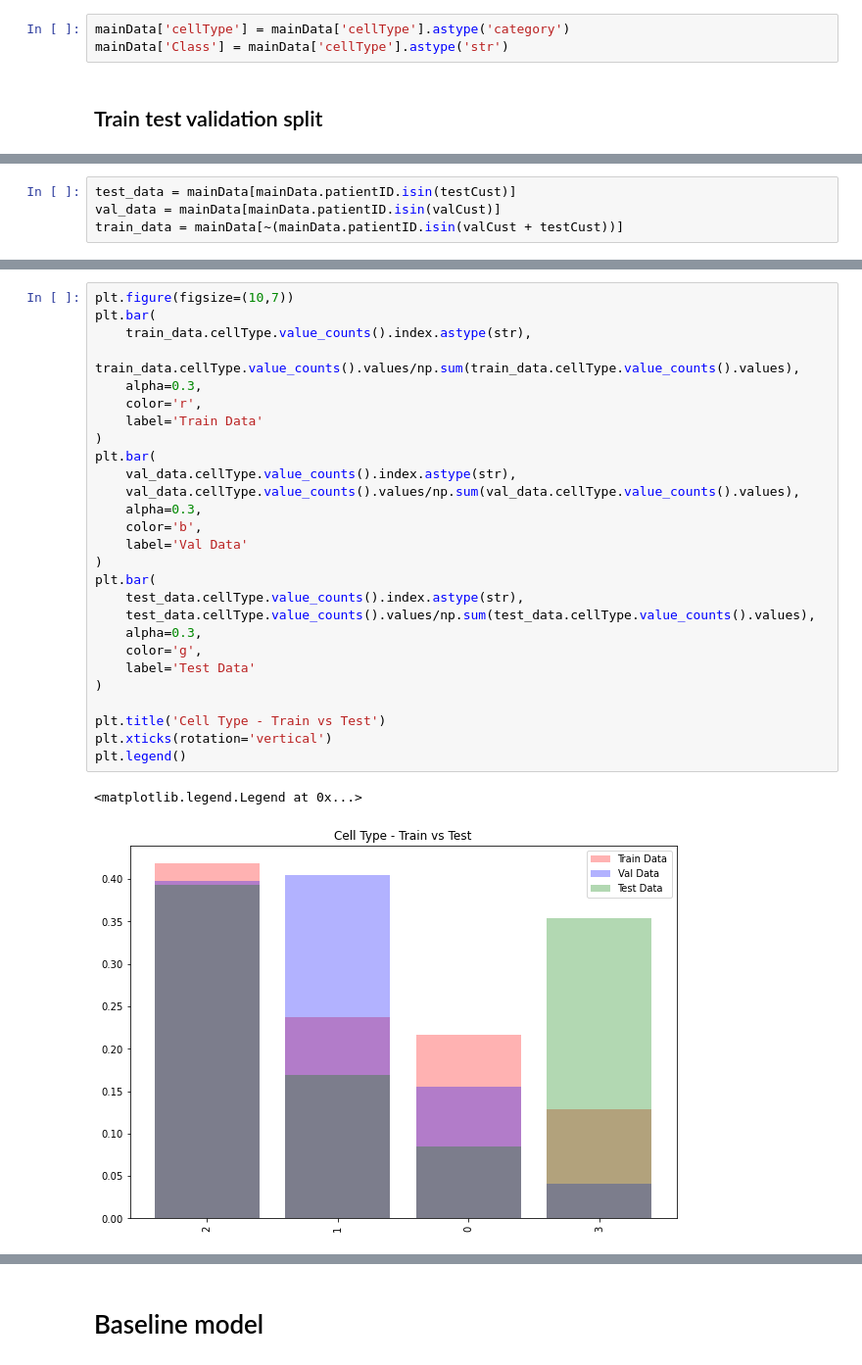
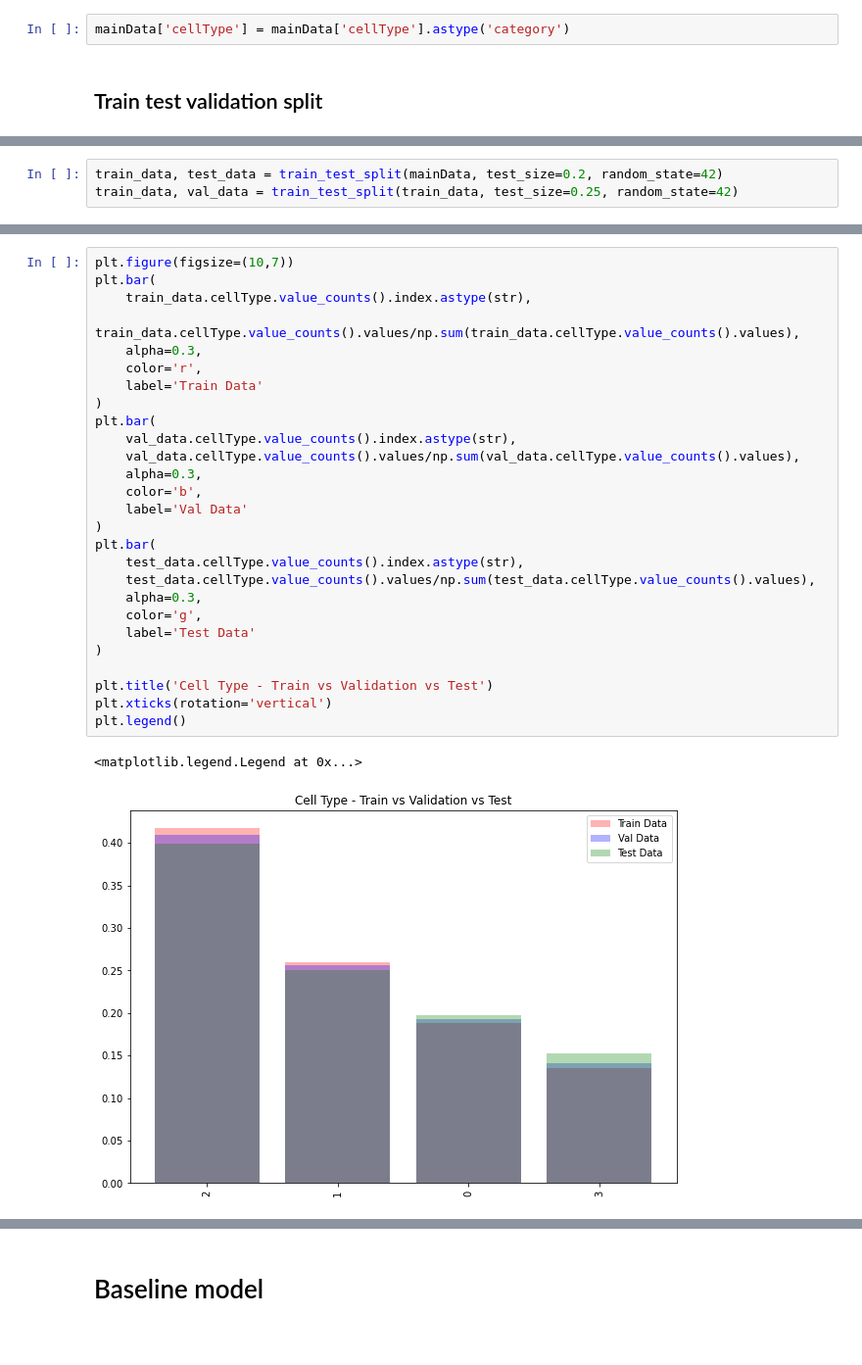
Before and after one commit to simonb65/COSC2673-A2, a Jupyter notebook: Assignmen2-TestDev.ipynb, the cells around one changed output, grey strips where cells are left out. Shown at 98% size. Saved outputs shown, nothing was run; the diff lists cells and outputs as text.

```diff
--- a/Assignmen2-TestDev.ipynb
+++ b/Assignmen2-TestDev.ipynb
@@ -108,5 +112,4 @@ I noticed that there two cell type columns, one with the cell type name and a co
 # %%
 mainData['cellType'] = mainData['cellType'].astype('category')
-mainData['Class'] = mainData['cellType'].astype('str')
 # %% [markdown]
 ## Train test validation split
@@ -143,7 +116,6 @@ while (valRecs < (recCount * VAL_RATIO)):
 # %%
-test_data = mainData[mainData.patientID.isin(testCust)]
-val_data = mainData[mainData.patientID.isin(valCust)]
-train_data = mainData[~(mainData.patientID.isin(valCust + testCust))]
+train_data, test_data = train_test_split(mainData, test_size=0.2, random_state=42)
+train_data, val_data = train_test_split(train_data, test_size=0.25, random_state=42)
 # %%
 print("Train data : {}, Val Data: {}, Test Data: {}".format(train_data.shape[0], val_data.shape[0], test_data.shape[0]))
 # %% [output]
@@ -167,30 +123,30 @@ train_data
 # %%
 plt.figure(figsize=(10,7))
 plt.bar(
     train_data.cellType.value_counts().index.astype(str),
     train_data.cellType.value_counts().values/np.sum(train_data.cellType.value_counts().values),
     alpha=0.3,
     color='r',
     label='Train Data'
 )
 plt.bar(
     val_data.cellType.value_counts().index.astype(str),
     val_data.cellType.value_counts().values/np.sum(val_data.cellType.value_counts().values),
     alpha=0.3,
     color='b',
     label='Val Data'
 )
 plt.bar(
     test_data.cellType.value_counts().index.astype(str),
     test_data.cellType.value_counts().values/np.sum(test_data.cellType.value_counts().values),
     alpha=0.3,
     color='g',
     label='Test Data'
 )
 
-plt.title('Cell Type - Train vs Test')
+plt.title('Cell Type - Train vs Validation vs Test')
 plt.xticks(rotation='vertical')
 plt.legend()
 # %% [output]
 <matplotlib.legend.Legend at 0x...>
-[figure, old version]
+[figure, new version]
```
Also changed, not shown: parts of 62 cells of this notebook.
